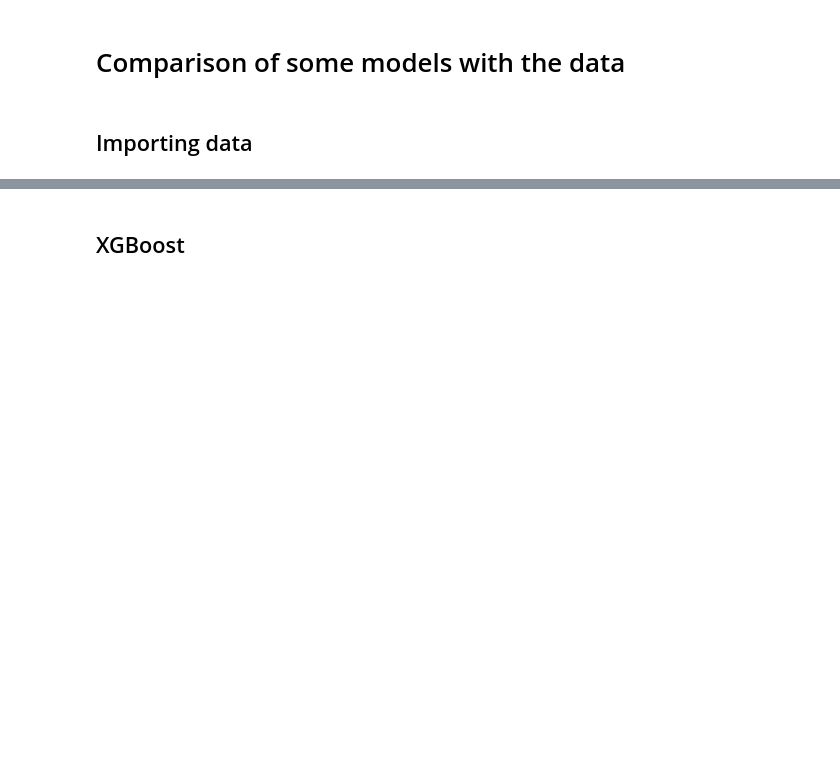
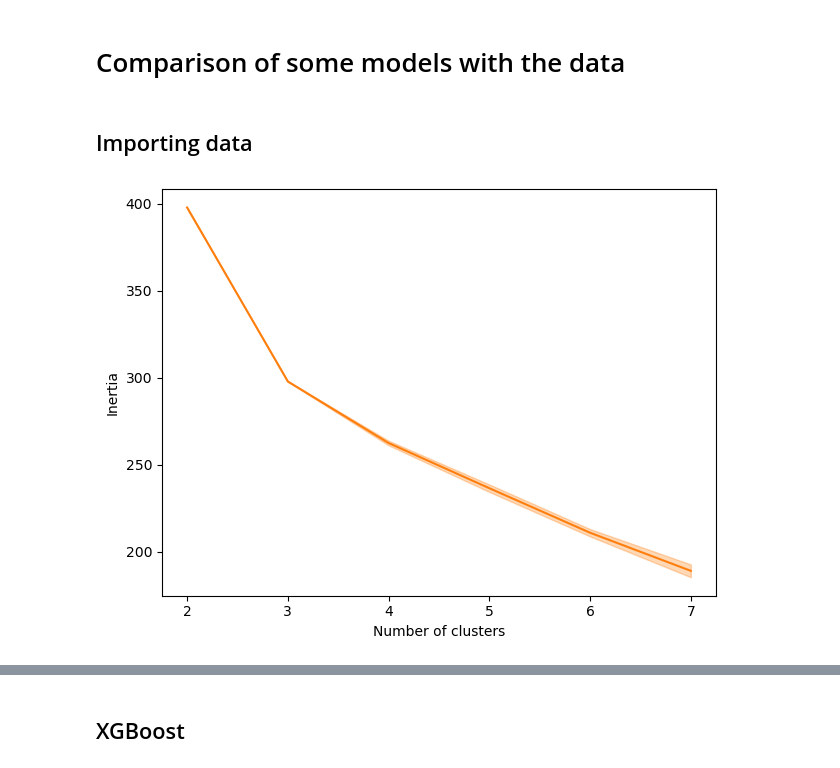
Before and after one commit to montanel/1.C51-Project, a Jupyter notebook: Luca/models_comparison_full_search.ipynb, the cells around one changed output, grey strips where cells are left out. Saved outputs shown, nothing was run; the diff lists cells and outputs as text; code cells hidden in the pictures; blank space fills up the shorter version.

```diff
--- a/Luca/models_comparison_full_search.ipynb
+++ b/Luca/models_comparison_full_search.ipynb
@@ -35,0 +41,45 @@ X_train, X_test, y_train, y_test = train_test_split(X, y, test_size=0.1, random_
+# %%
+raw_data_states = raw_data.groupby('state').agg({
+    'avg GHI (W/m^2)':'mean',
+    'ACS: number of households (2016)':'sum',
+    'ACS: housing unit density (/mile^2, 2016)':'mean',
+    'ACS: median household income (inflation adjusted $ in 2016, 2016)':'median',
+    'ACS: % housing units occupied (2016)':'mean',
+    'ACS: % housing units occupied by renters (2016)':'mean',
+    'ACS: avg number of years of education (2016)':'mean',
+    'ACS: median age': 'median',
+    'ACS: racial diversity (Gini Simpson index)':'mean',
+    'frac_dem_votes': 'mean',
+    'incentive_level': 'mean'
+})
+
+to_project = StandardScaler().fit_transform(raw_data_states.to_numpy())
+# %%
+inertias = []
+ks = np.arange(2, 8)
+
+for k in ks:
+    s = []
+    i = []
+    for _ in range(5):
+        km = KMeans(n_clusters=k)
+        clusters = km.fit_predict(to_project)
+        i.append(km.inertia_)
+
+    inertias.append(i)
+
+inertias = np.array(inertias)
+# %%
+fig, ax = plt.subplots()
+
+means = np.mean(inertias, axis=1)
+std_err = np.std(inertias, axis=1)/np.sqrt(len(inertias[0]))
+ax.plot(ks, means, color=plt_colours[1])
+ax.fill_between(ks, means-1.96*std_err, means+1.96*std_err, alpha=0.3, color=plt_colours[1])
+
+ax.set_xlabel("Number of clusters")
+ax.set_ylabel("Inertia")
+
+fig.tight_layout()
+# %% [output]
+[figure, added]
```
Also changed, not shown: parts of 17 cells of this notebook, 6 other files.
